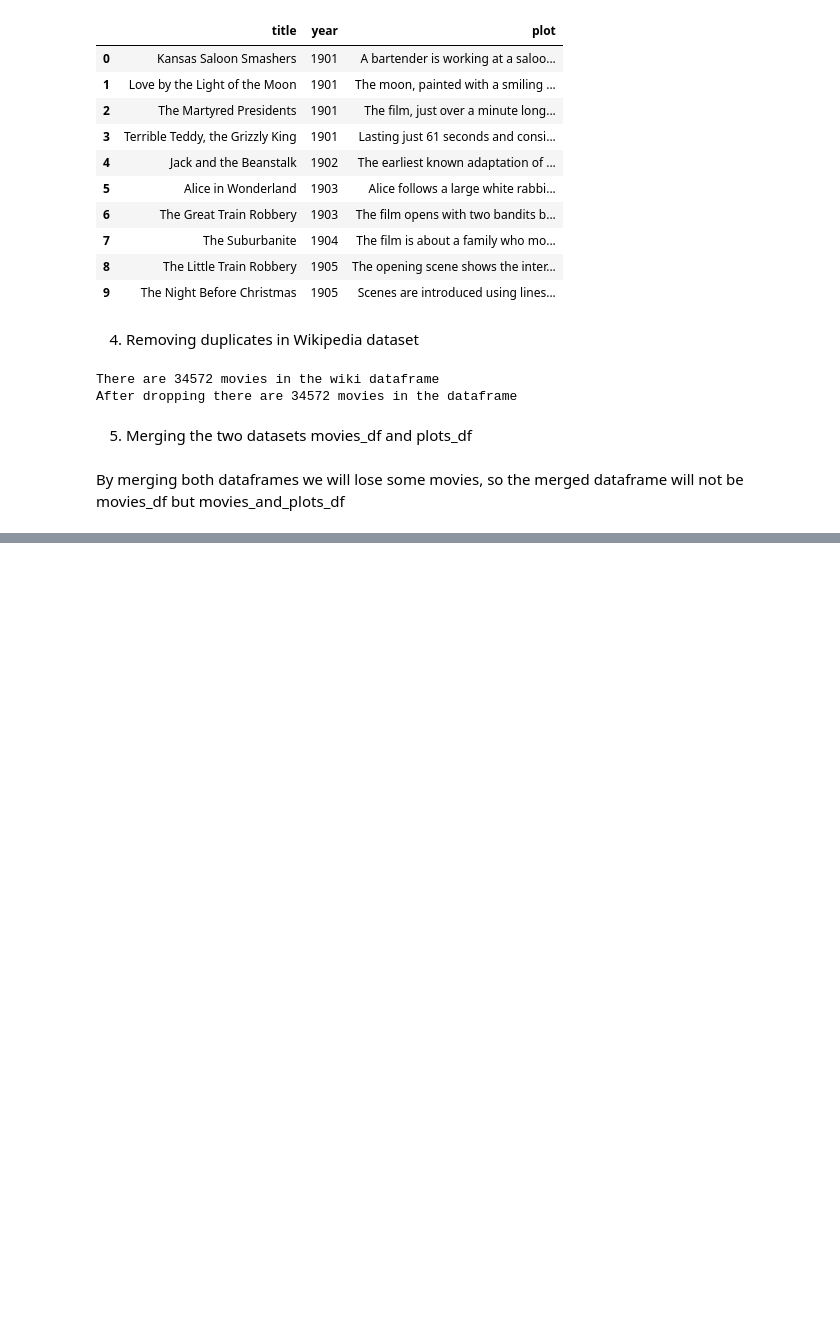
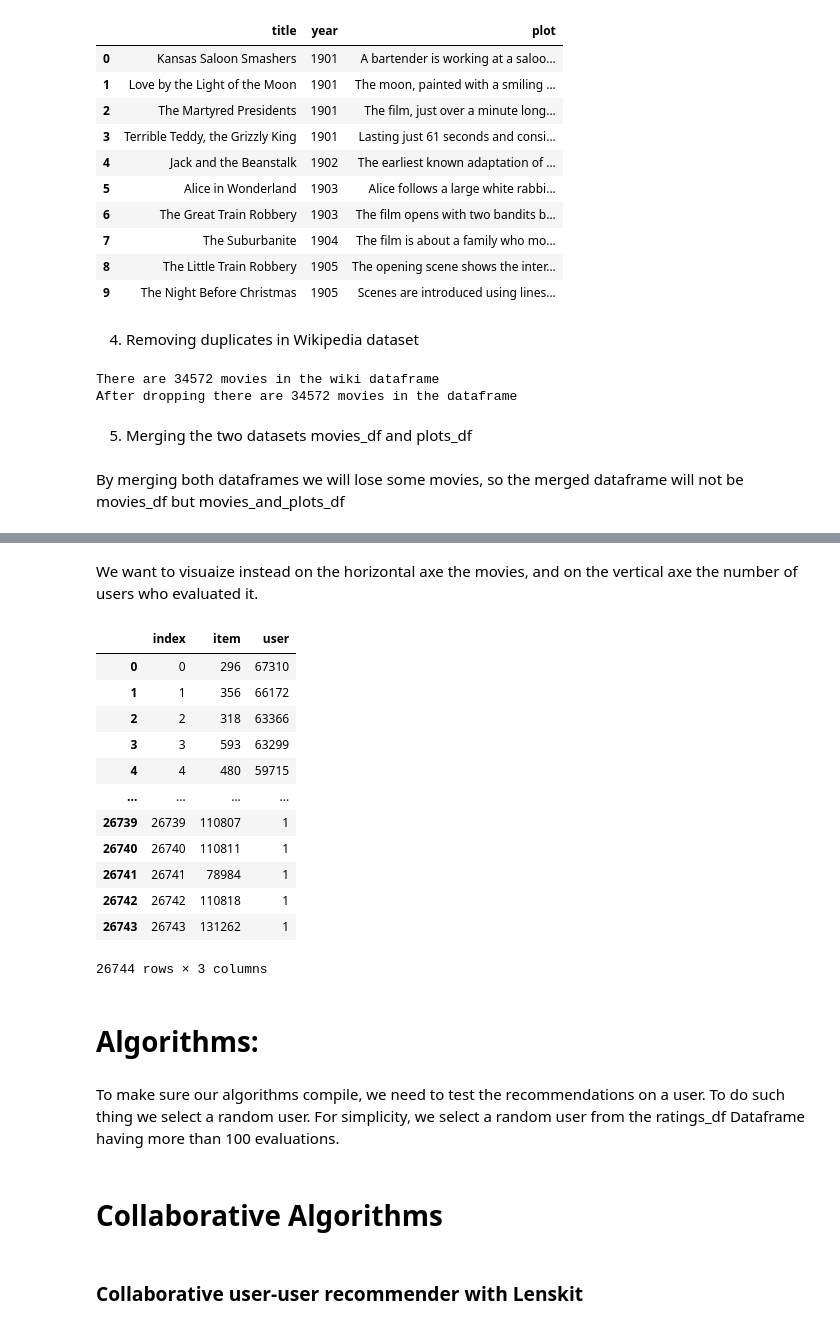
Before and after one commit to csotogd/Recommender-System-santa-claus, a Jupyter notebook: RS project.ipynb, the cells around one changed output, grey strips where cells are left out. Saved outputs shown, nothing was run; the diff lists cells and outputs as text; code cells hidden in the pictures; blank space fills up the shorter version.

```diff
--- a/RS project.ipynb
+++ b/RS project.ipynb
@@ -1422,0 +287,25 @@ Numbers of movies after merging :8015
+# %% [markdown]
+We want to visuaize instead on the horizontal axe the movies, and on the vertical axe the number of users who evaluated it.
+# %%
+count_ratings_df_ord = count_ratings_df.sort_values(by="user", ascending=False).reset_index().reset_index()
+display(count_ratings_df_ord)
+#sns.lineplot(data=count_ratings_df_ord, x='index', y='user')
+# %% [output]
+|  | index | item | user |
+| 0 | 0 | 296 | 67310 |
+| 1 | 1 | 356 | 66172 |
+| 2 | 2 | 318 | 63366 |
+| 3 | 3 | 593 | 63299 |
+| 4 | 4 | 480 | 59715 |
+| ... | ... | ... | ... |
+| 26739 | 26739 | 110807 | 1 |
+| 26740 | 26740 | 110811 | 1 |
+| 26741 | 26741 | 78984 | 1 |
+| 26742 | 26742 | 110818 | 1 |
+| 26743 | 26743 | 131262 | 1 |
+26744 rows × 3 columns
+# %% [markdown]
+# Algorithms:
+# %% [markdown]
+To make sure our algorithms compile, we need to test the recommendations on a user. To do such thing we select a random user.
+For simplicity, we select a random user from the ratings_df Dataframe having more than 100 evaluations.
@@ -1422,0 +336,4 @@ Numbers of movies after merging :8015
+# %% [markdown]
+# Collaborative Algorithms
+# %% [markdown]
+### Collaborative user-user recommender with Lenskit
```
Also changed, not shown: parts of 226 cells of this notebook.
